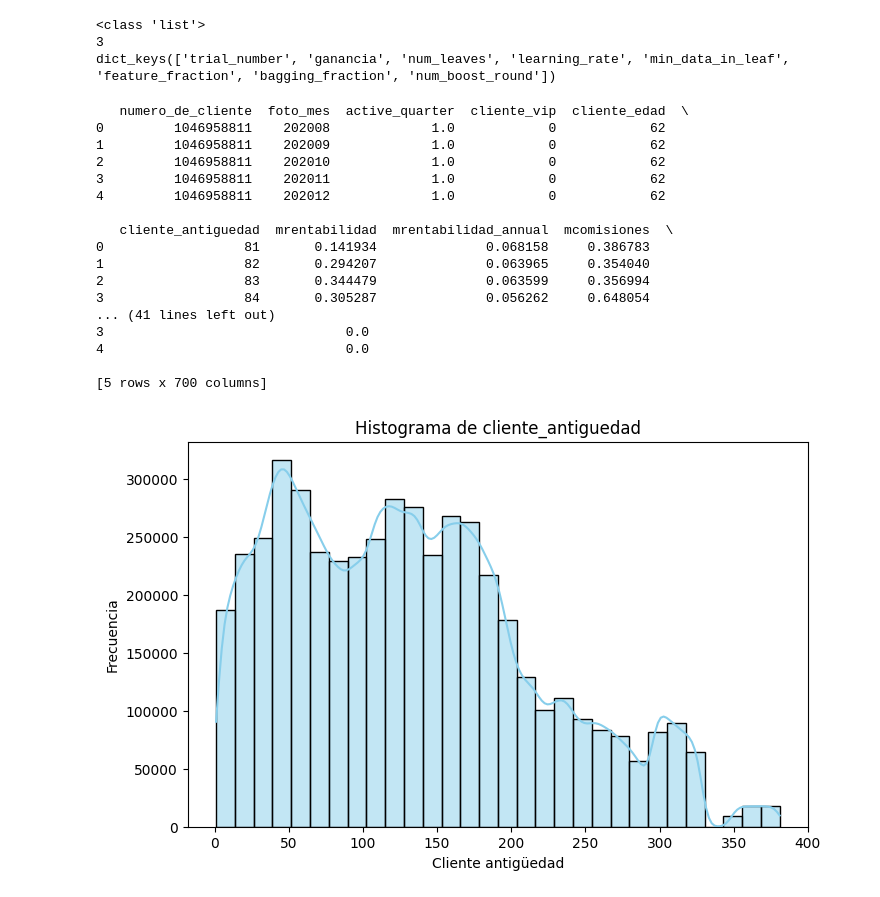
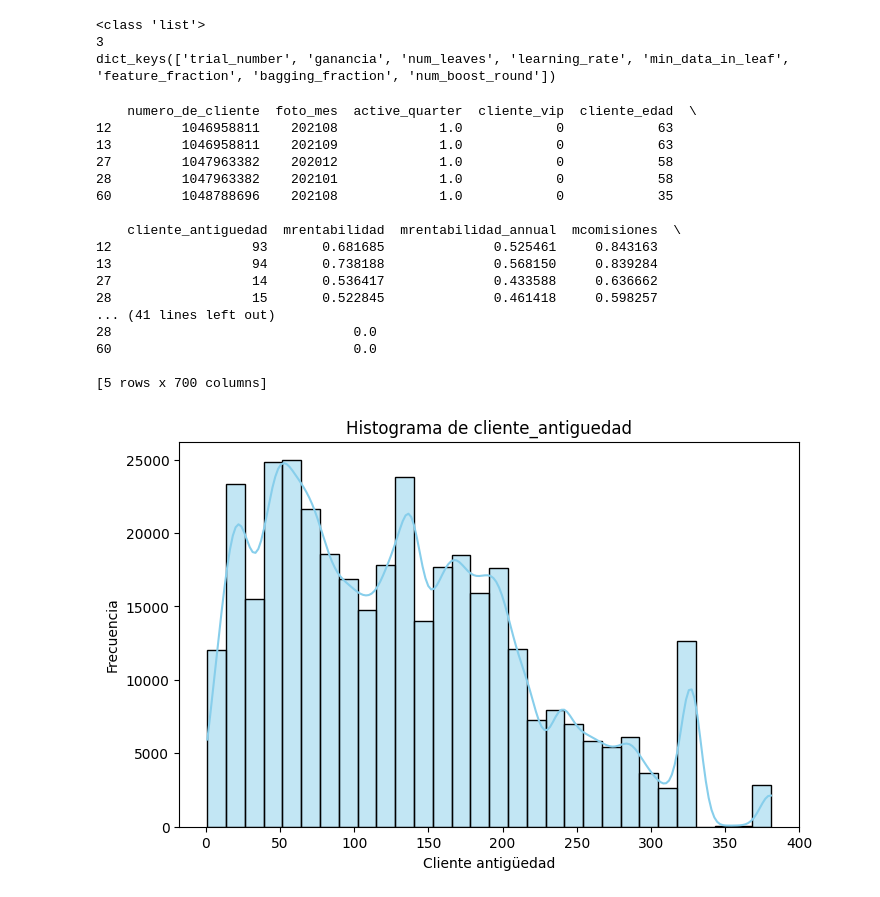
Before and after one commit to NicoCaricati/dmeyf2025, a Jupyter notebook: src/competencia_03/to_check.ipynb, the cells around one changed output. Saved outputs shown, nothing was run; the diff lists cells and outputs as text; code cells hidden in the pictures.

```diff
--- a/src/competencia_03/to_check.ipynb
+++ b/src/competencia_03/to_check.ipynb
@@ -412,40 +412,42 @@ dict_keys(['trial_number', 'ganancia', 'num_leaves', 'learning_rate', 'min_data_
 # %%
 import pandas as pd
 import matplotlib.pyplot as plt
 import seaborn as sns
 
 # Ruta al archivo parquet
 path_parquet = "../../../buckets/b1/Compe_02/data/df_fe - Completo.parquet"
 
 # Importar el DataFrame
 df = pd.read_parquet(path_parquet)
 
+df = df[df["target"] == 1]
+
 # Ver las primeras filas para confirmar
 print(df.head())
 
 # Histograma de la variable cliente_antiguedad
 plt.figure(figsize=(8,5))
 sns.histplot(df["cliente_antiguedad"], bins=30, kde=True, color="skyblue")
 plt.title("Histograma de cliente_antiguedad")
 plt.xlabel("Cliente antigüedad")
 plt.ylabel("Frecuencia")
 plt.show()
 # %% [output]
-   numero_de_cliente  foto_mes  active_quarter  cliente_vip  cliente_edad  \
-0         1046958811    202008             1.0            0            62
-1         1046958811    202009             1.0            0            62
-2         1046958811    202010             1.0            0            62
-3         1046958811    202011             1.0            0            62
-4         1046958811    202012             1.0            0            62
+    numero_de_cliente  foto_mes  active_quarter  cliente_vip  cliente_edad  \
+12         1046958811    202108             1.0            0            63
+13         1046958811    202109             1.0            0            63
+27         1047963382    202012             1.0            0            58
+28         1047963382    202101             1.0            0            58
+60         1048788696    202108             1.0            0            35
 
-   cliente_antiguedad  mrentabilidad  mrentabilidad_annual  mcomisiones  \
-0                  81       0.141934              0.068158     0.386783
-1                  82       0.294207              0.063965     0.354040
-2                  83       0.344479              0.063599     0.356994
-3                  84       0.305287              0.056262     0.648054
+    cliente_antiguedad  mrentabilidad  mrentabilidad_annual  mcomisiones  \
+12                  93       0.681685              0.525461     0.843163
+13                  94       0.738188              0.568150     0.839284
+27                  14       0.536417              0.433588     0.636662
+28                  15       0.522845              0.461418     0.598257
 ... (41 lines left out)
-3                               0.0
-4                               0.0
+28                               0.0
+60                               0.0
 
 [5 rows x 700 columns]
-[figure, old version]
+[figure, new version]
```
Also changed, not shown: 2 other files.
